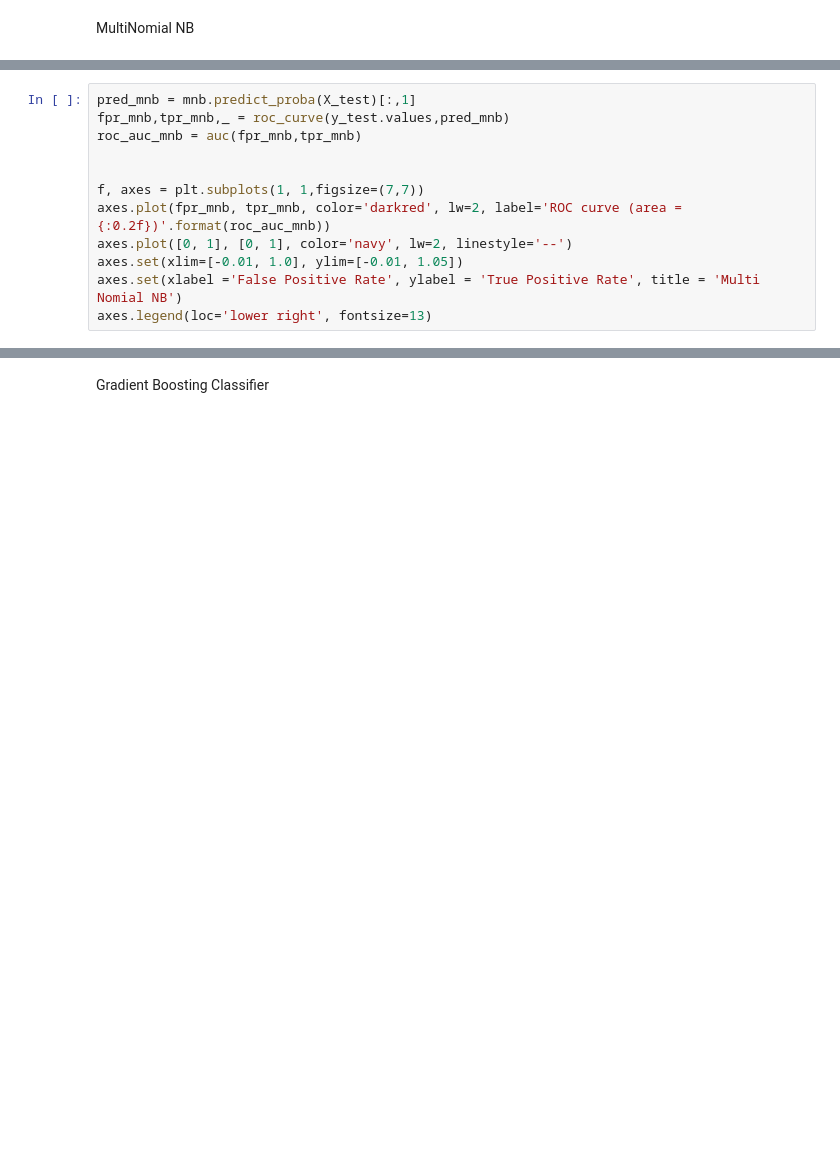
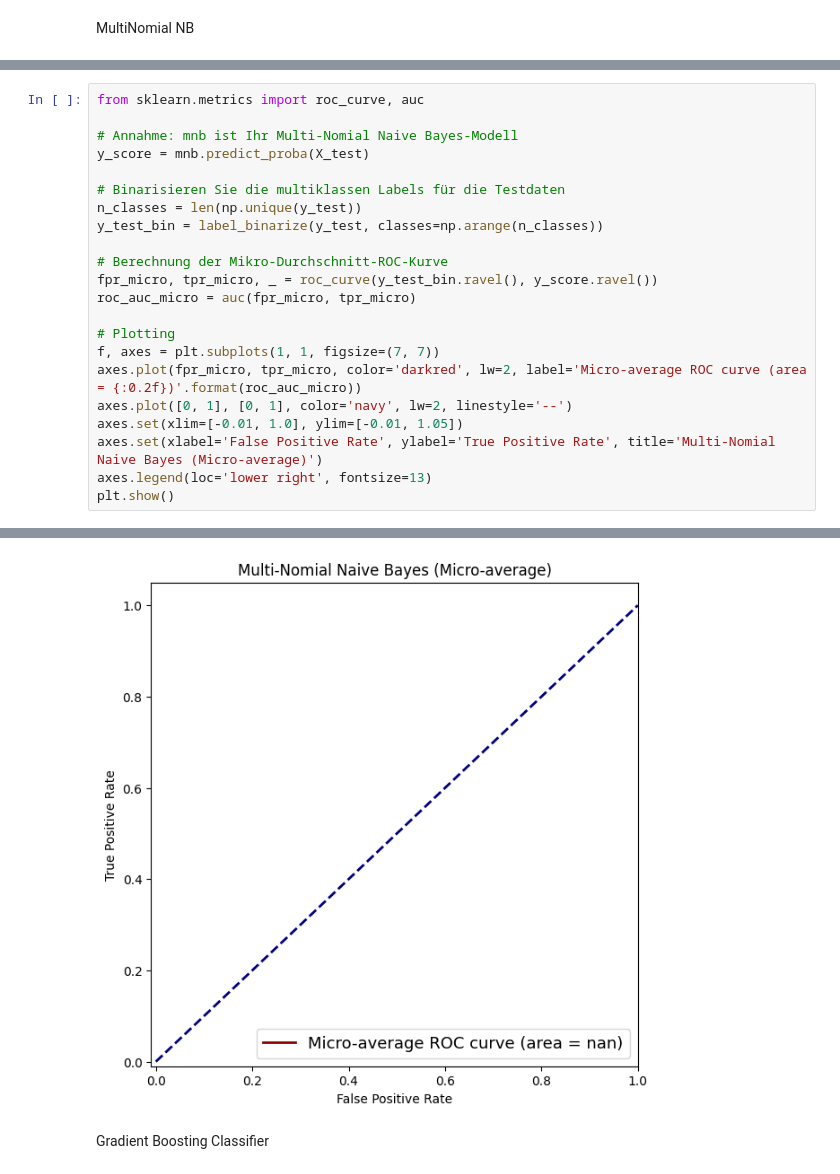
Before and after one commit to kollesal/hateSpeech, a Jupyter notebook: 04_Data Cleansing/01_data_prep.ipynb, the cells around one changed output, grey strips where cells are left out. Drawn from its saved outputs; the diff is of its cells as text; blank space fills up the shorter version.

```diff
--- a/04_Data Cleansing/01_data_prep.ipynb
+++ b/04_Data Cleansing/01_data_prep.ipynb
@@ -478,12 +801,23 @@ model_Evaluate(mnb)
 # %%
-pred_mnb = mnb.predict_proba(X_test)[:,1]
-fpr_mnb,tpr_mnb,_ = roc_curve(y_test.values,pred_mnb)
-roc_auc_mnb = auc(fpr_mnb,tpr_mnb)
+from sklearn.metrics import roc_curve, auc
 
+# Annahme: mnb ist Ihr Multi-Nomial Naive Bayes-Modell
+y_score = mnb.predict_proba(X_test)
 
-f, axes = plt.subplots(1, 1,figsize=(7,7))
-axes.plot(fpr_mnb, tpr_mnb, color='darkred', lw=2, label='ROC curve (area = {:0.2f})'.format(roc_auc_mnb))
+# Binarisieren Sie die multiklassen Labels für die Testdaten
+n_classes = len(np.unique(y_test))
+y_test_bin = label_binarize(y_test, classes=np.arange(n_classes))
+
+# Berechnung der Mikro-Durchschnitt-ROC-Kurve
+fpr_micro, tpr_micro, _ = roc_curve(y_test_bin.ravel(), y_score.ravel())
+roc_auc_micro = auc(fpr_micro, tpr_micro)
+
+# Plotting
+f, axes = plt.subplots(1, 1, figsize=(7, 7))
+axes.plot(fpr_micro, tpr_micro, color='darkred', lw=2, label='Micro-average ROC curve (area = {:0.2f})'.format(roc_auc_micro))
 axes.plot([0, 1], [0, 1], color='navy', lw=2, linestyle='--')
 axes.set(xlim=[-0.01, 1.0], ylim=[-0.01, 1.05])
-axes.set(xlabel ='False Positive Rate', ylabel = 'True Positive Rate', title = 'Multi Nomial NB')
+axes.set(xlabel='False Positive Rate', ylabel='True Positive Rate', title='Multi-Nomial Naive Bayes (Micro-average)')
 axes.legend(loc='lower right', fontsize=13)
+plt.show()
+# %% [output]
@@ -490,3 +841,4 @@ axes.legend(loc='lower right', fontsize=13)
+[figure, added]
 # %% [markdown]
 Gradient Boosting Classifier
 # %%
```
Also changed, not shown: parts of 27 cells of this notebook.
